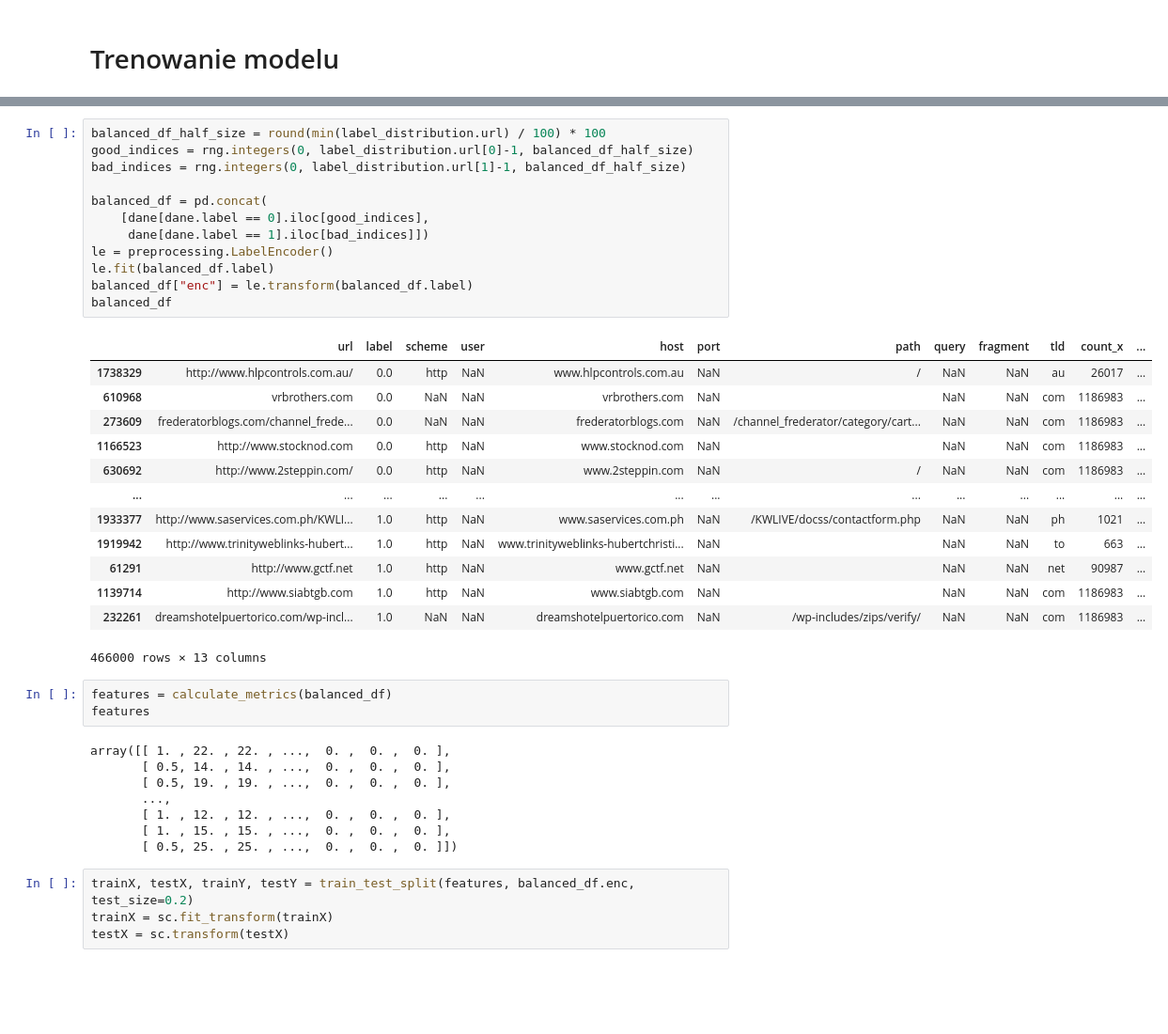
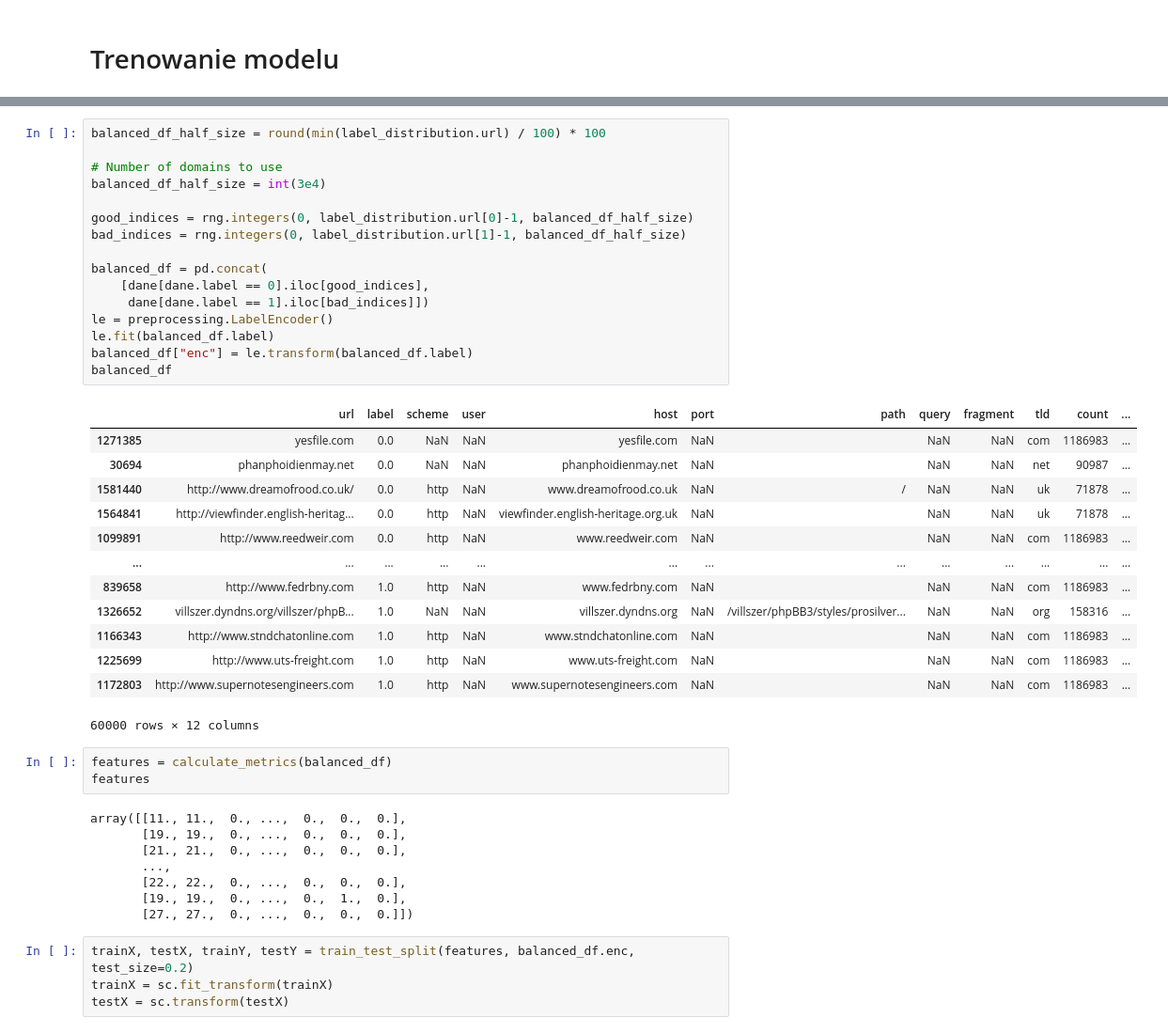
Before and after one commit to knmlprz/mallicious-url-model, a Jupyter notebook: Notebooks/Second_model-combined-URLs.ipynb, the cells around one changed output, grey strips where cells are left out. Shown at 94% size. Drawn from its saved outputs; the diff is of its cells as text; blank space fills up the shorter version.

```diff
--- a/Notebooks/Second_model-combined-URLs.ipynb
+++ b/Notebooks/Second_model-combined-URLs.ipynb
@@ -175,40 +176,44 @@ label_distribution
 # %%
 balanced_df_half_size = round(min(label_distribution.url) / 100) * 100
+
+# Number of domains to use
+balanced_df_half_size = int(3e4)
+
 good_indices = rng.integers(0, label_distribution.url[0]-1, balanced_df_half_size)
 bad_indices = rng.integers(0, label_distribution.url[1]-1, balanced_df_half_size)
 
 balanced_df = pd.concat(
     [dane[dane.label == 0].iloc[good_indices],
      dane[dane.label == 1].iloc[bad_indices]])
 le = preprocessing.LabelEncoder()
 le.fit(balanced_df.label)
 balanced_df["enc"] = le.transform(balanced_df.label)
 balanced_df
 # %% [output]
-|  | url | label | scheme | user | host | port | path | query | fragment | tld | count_x | ... |
-| 1738329 | http://www.hlpcontrols.com.au/ | 0.0 | http | NaN | www.hlpcontrols.com.au | NaN | / | NaN | NaN | au | 26017 | ... |
-| 610968 | vrbrothers.com | 0.0 | NaN | NaN | vrbrothers.com | NaN |  | NaN | NaN | com | 1186983 | ... |
-| 273609 | frederatorblogs.com/channel_frede... | 0.0 | NaN | NaN | frederatorblogs.com | NaN | /channel_frederator/category/cart... | NaN | NaN | com | 1186983 | ... |
-| 1166523 | http://www.stocknod.com | 0.0 | http | NaN | www.stocknod.com | NaN |  | NaN | NaN | com | 1186983 | ... |
-| 630692 | http://www.2steppin.com/ | 0.0 | http | NaN | www.2steppin.com | NaN | / | NaN | NaN | com | 1186983 | ... |
+|  | url | label | scheme | user | host | port | path | query | fragment | tld | count | ... |
+| 1271385 | yesfile.com | 0.0 | NaN | NaN | yesfile.com | NaN |  | NaN | NaN | com | 1186983 | ... |
+| 30694 | phanphoidienmay.net | 0.0 | NaN | NaN | phanphoidienmay.net | NaN |  | NaN | NaN | net | 90987 | ... |
+| 1581440 | http://www.dreamofrood.co.uk/ | 0.0 | http | NaN | www.dreamofrood.co.uk | NaN | / | NaN | NaN | uk | 71878 | ... |
+| 1564841 | http://viewfinder.english-heritag... | 0.0 | http | NaN | viewfinder.english-heritage.org.uk | NaN |  | NaN | NaN | uk | 71878 | ... |
+| 1099891 | http://www.reedweir.com | 0.0 | http | NaN | www.reedweir.com | NaN |  | NaN | NaN | com | 1186983 | ... |
 | ... | ... | ... | ... | ... | ... | ... | ... | ... | ... | ... | ... | ... |
-| 1933377 | http://www.saservices.com.ph/KWLI... | 1.0 | http | NaN | www.saservices.com.ph | NaN | /KWLIVE/docss/contactform.php | NaN | NaN | ph | 1021 | ... |
-| 1919942 | http://www.trinityweblinks-hubert... | 1.0 | http | NaN | www.trinityweblinks-hubertchristi... | NaN |  | NaN | NaN | to | 663 | ... |
-| 61291 | http://www.gctf.net | 1.0 | http | NaN | www.gctf.net | NaN |  | NaN | NaN | net | 90987 | ... |
-| 1139714 | http://www.siabtgb.com | 1.0 | http | NaN | www.siabtgb.com | NaN |  | NaN | NaN | com | 1186983 | ... |
-| 232261 | dreamshotelpuertorico.com/wp-incl... | 1.0 | NaN | NaN | dreamshotelpuertorico.com | NaN | /wp-includes/zips/verify/ | NaN | NaN | com | 1186983 | ... |
+| 839658 | http://www.fedrbny.com | 1.0 | http | NaN | www.fedrbny.com | NaN |  | NaN | NaN | com | 1186983 | ... |
+| 1326652 | villszer.dyndns.org/villszer/phpB... | 1.0 | NaN | NaN | villszer.dyndns.org | NaN | /villszer/phpBB3/styles/prosilver... | NaN | NaN | org | 158316 | ... |
+| 1166343 | http://www.stndchatonline.com | 1.0 | http | NaN | www.stndchatonline.com | NaN |  | NaN | NaN | com | 1186983 | ... |
+| 1225699 | http://www.uts-freight.com | 1.0 | http | NaN | www.uts-freight.com | NaN |  | NaN | NaN | com | 1186983 | ... |
+| 1172803 | http://www.supernotesengineers.com | 1.0 | http | NaN | www.supernotesengineers.com | NaN |  | NaN | NaN | com | 1186983 | ... |
-466000 rows × 13 columns
+60000 rows × 12 columns
 # %%
 features = calculate_metrics(balanced_df)
 features
 # %% [output]
-array([[ 1. , 22. , 22. , ...,  0. ,  0. ,  0. ],
-       [ 0.5, 14. , 14. , ...,  0. ,  0. ,  0. ],
-       [ 0.5, 19. , 19. , ...,  0. ,  0. ,  0. ],
+array([[11., 11.,  0., ...,  0.,  0.,  0.],
+       [19., 19.,  0., ...,  0.,  0.,  0.],
+       [21., 21.,  0., ...,  0.,  0.,  0.],
        ...,
-       [ 1. , 12. , 12. , ...,  0. ,  0. ,  0. ],
-       [ 1. , 15. , 15. , ...,  0. ,  0. ,  0. ],
-       [ 0.5, 25. , 25. , ...,  0. ,  0. ,  0. ]])
+       [22., 22.,  0., ...,  0.,  0.,  0.],
+       [19., 19.,  0., ...,  0.,  1.,  0.],
+       [27., 27.,  0., ...,  0.,  0.,  0.]])
 # %%
 trainX, testX, trainY, testY = train_test_split(features, balanced_df.enc, test_size=0.2)
 trainX = sc.fit_transform(trainX)
```
Also changed, not shown: parts of 15 cells of this notebook, 3 other files.
